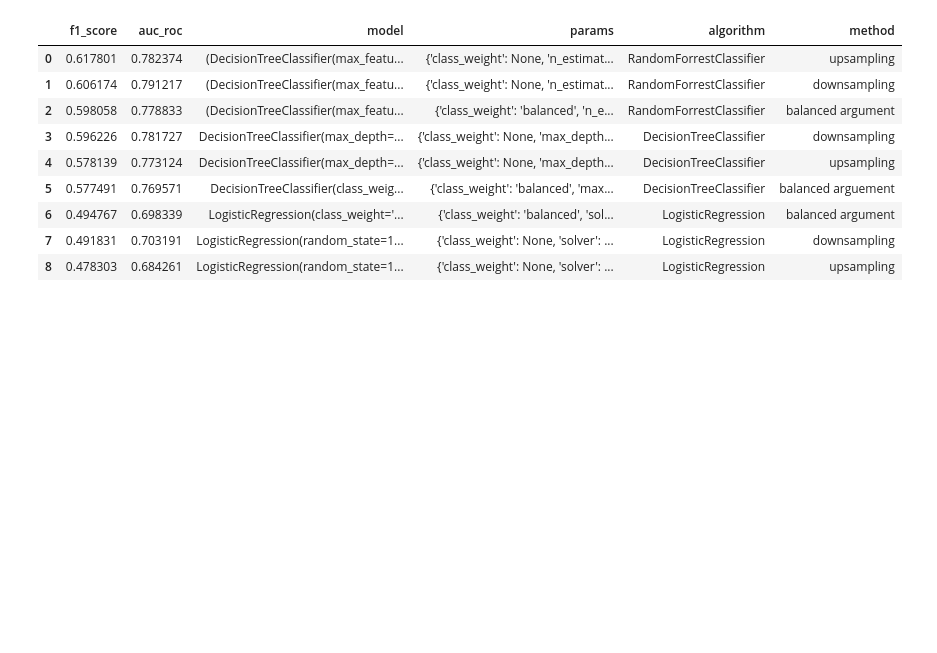
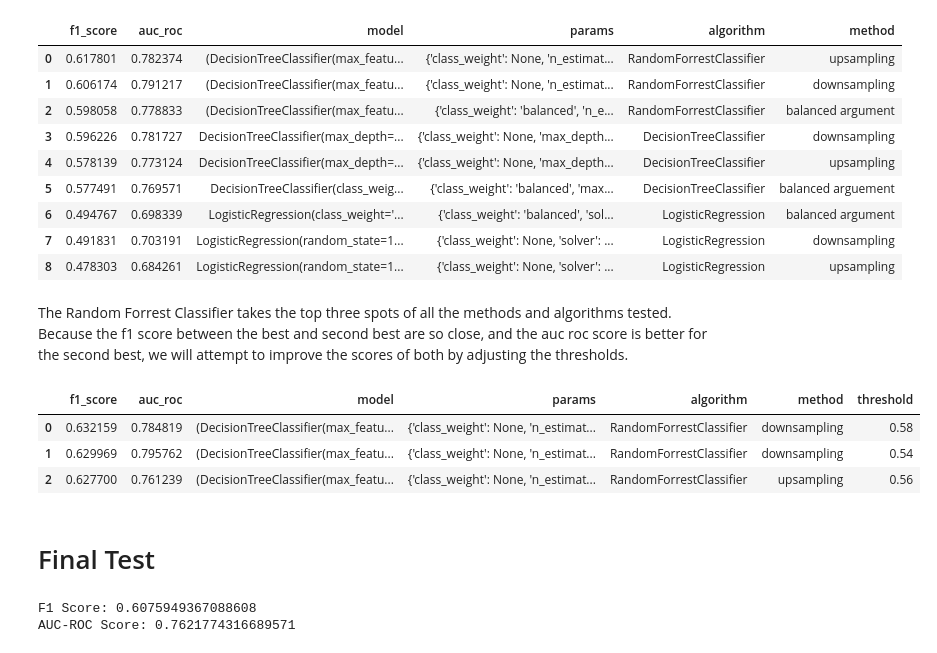
Before and after one commit to IMMontoya/Predict_Customer_Churn, a Jupyter notebook: nb.ipynb, the cells around one changed output. Saved outputs shown, nothing was run; the diff lists cells and outputs as text; code cells hidden in the pictures; blank space fills up the shorter version.

Commit message:
Best model established

```diff
--- a/nb.ipynb
+++ b/nb.ipynb
@@ -882,3 +850,50 @@ display(results)
 | 6 | 0.494767 | 0.698339 | LogisticRegression(class_weight='... | {'class_weight': 'balanced', 'sol... | LogisticRegression | balanced argument |
 | 7 | 0.491831 | 0.703191 | LogisticRegression(random_state=1... | {'class_weight': None, 'solver': ... | LogisticRegression | downsampling |
 | 8 | 0.478303 | 0.684261 | LogisticRegression(random_state=1... | {'class_weight': None, 'solver': ... | LogisticRegression | upsampling |
+# %% [markdown]
+The Random Forrest Classifier takes the top three spots of all the methods and algorithms tested. Because the f1 score between the best and second best are so close, and the auc roc score is better for the second best, we will attempt to improve the scores of both by adjusting the thresholds.
+# %%
+# Keep only the top 2 results
+results = results.head(2)
+# %%
+def find_threshold(results, features_valid=features_valid, target_valid=target_valid):
+    # Create a df
+    temp_df = pd.DataFrame(columns=['f1_score', 'auc_roc', 'model', 'params', 'algorithm', 'method', 'threshold'])
+    # For each row in the results
+    for i, row in results.iterrows():
+        # Define the model
+        model = row['model']
+
+        # Get the probabilities of the positive class
+        probabilities_one_valid = model.predict_proba(features_valid)[:, 1]
+
+        # Test different thresholds
+        for threshold in np.arange(.3, .8, .02):
+            # Convert probabilities to binary predictions
+            predictions_valid = probabilities_one_valid > threshold
+            # Calculate the f1 score
+            f1 = f1_score(target_valid, predictions_valid)
+            # Calculate the auc_roc score
+            auc_roc = roc_auc_score(target_valid, predictions_valid)
+
+            # Add the results to the temp_df
+            temp_df = pd.concat([temp_df, pd.DataFrame({'f1_score': [f1], 'auc_roc': [auc_roc], 'model': [model], 'params': [row['params']], 'algorithm': [row['algorithm']], 'method': [row['method']], 'threshold': [threshold]})], ignore_index=True)
+
+            # Sort the temp_df by descending f1_score, auc_roc
+            temp_df = temp_df.sort_values(by=['f1_score', 'auc_roc'], ascending=False, ignore_index=True)
+
+            # Keep only the top 3 results
+            temp_df = temp_df.head(3)
+
+    return temp_df
+# %%
+results = find_threshold(results)
+
+display(results)
+# %% [output]
+|  | f1_score | auc_roc | model | params | algorithm | method | threshold |
+| 0 | 0.632159 | 0.784819 | (DecisionTreeClassifier(max_featu... | {'class_weight': None, 'n_estimat... | RandomForrestClassifier | downsampling | 0.58 |
+| 1 | 0.629969 | 0.795762 | (DecisionTreeClassifier(max_featu... | {'class_weight': None, 'n_estimat... | RandomForrestClassifier | downsampling | 0.54 |
+| 2 | 0.627700 | 0.761239 | (DecisionTreeClassifier(max_featu... | {'class_weight': None, 'n_estimat... | RandomForrestClassifier | upsampling | 0.56 |
+# %% [markdown]
+# Final Test
@@ -884,0 +902,29 @@ display(results)
+# %%
+# Concat the training and validation data
+features_train = pd.concat([features_train, features_valid])
+target_train = pd.concat([target_train, target_valid])
+
+# Downsample the training data
+features_downsampled, target_downsampled = downsample(features_train, target_train, 0.25, random_state)
+
+# Train the model on the downsampled data
+model = best_result['model']
+model.fit(features_downsampled, target_downsampled)
+
+# Predict the probabilities of the positive class
+probabilities_one_test = model.predict_proba(features_test)[:, 1]
+
+# Set the threshold
+threshold = best_result['threshold']
+predictions_test = probabilities_one_test > threshold
+
+# Calculate the f1 score
+f1 = f1_score(target_test, predictions_test)
+# Calculate the auc_roc score
+auc_roc = roc_auc_score(target_test, predictions_test)
+
+print(f"F1 Score: {f1}")
+print(f"AUC-ROC Score: {auc_roc}")
+# %% [output]
+F1 Score: 0.6075949367088608
+AUC-ROC Score: 0.7621774316689571
```
Also changed, not shown: parts of 5 cells of this notebook, 11 other files.
